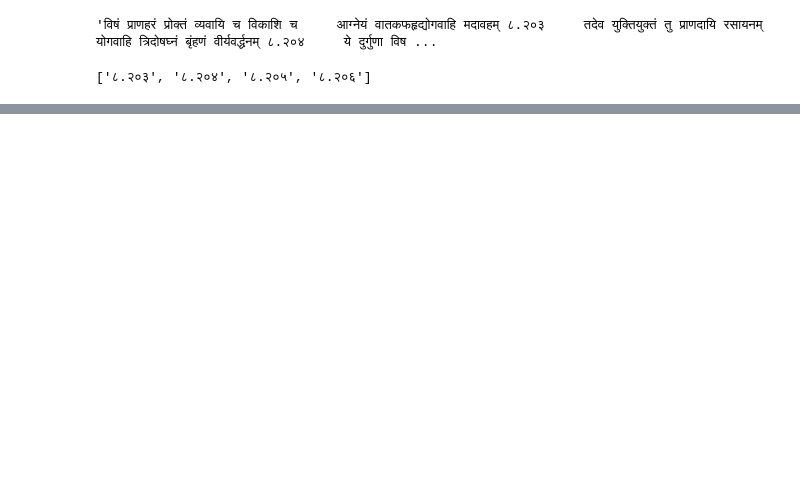
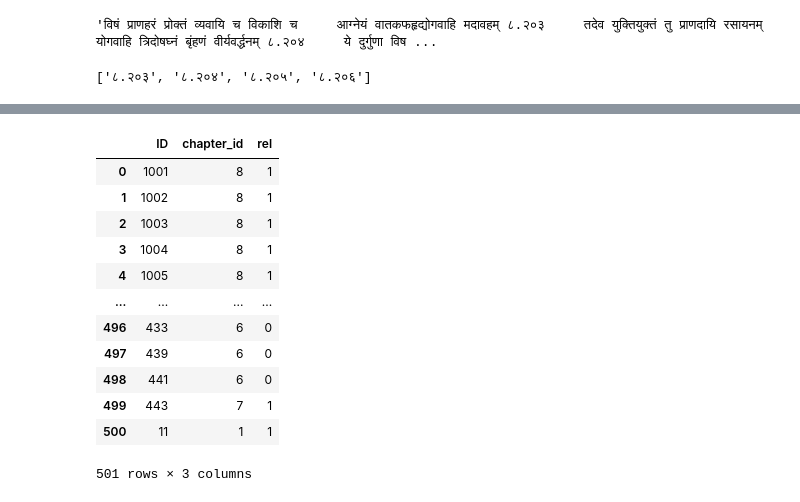
Before and after one commit to mahesh-ak/SktQA, a Jupyter notebook: Plots.ipynb, the cells around one changed output, grey strips where cells are left out. Saved outputs shown, nothing was run; the diff lists cells and outputs as text; code cells hidden in the pictures; blank space fills up the shorter version.

```diff
--- a/Plots.ipynb
+++ b/Plots.ipynb
@@ -577,3 +577,5 @@ sum(pr_4), len(pr_4), sum(pr_4)/len(pr_4)
 rel_df.drop(columns=['chapter_id','verse_id'], inplace=True)
 # %%
 rel_df.to_csv("data/ayurveda_bm25_4_rel.tsv", index=False, sep='\t')
+# %%
+kg_rel_df = anno_df = pd.read_csv("data/Ayurveda Amartam - Dataset.tsv", sep='\t', dtype={'chapter_id': str, 'verse_id': str})[['id','chapter_id']].rename(columns={'id':'ID'})
@@ -579,0 +598,19 @@ rel_df.to_csv("data/ayurveda_bm25_4_rel.tsv", index=False, sep='\t')
+# %%
+kg_rel_chapters = ['1','7','8','9','10','11','13','14','15','18','19','20']
+# %%
+kg_rel_df['rel'] = kg_rel_df.apply(lambda x: int(x['chapter_id'] in kg_rel_chapters), axis=1)
+kg_rel_df
+# %% [output]
+|  | ID | chapter_id | rel |
+| 0 | 1001 | 8 | 1 |
+| 1 | 1002 | 8 | 1 |
+| 2 | 1003 | 8 | 1 |
+| 3 | 1004 | 8 | 1 |
+| 4 | 1005 | 8 | 1 |
+| ... | ... | ... | ... |
+| 496 | 433 | 6 | 0 |
+| 497 | 439 | 6 | 0 |
+| 498 | 441 | 6 | 0 |
+| 499 | 443 | 7 | 1 |
+| 500 | 11 | 1 | 1 |
+501 rows × 3 columns
```
Also changed, not shown: parts of 8 cells of this notebook, 8 other files.
